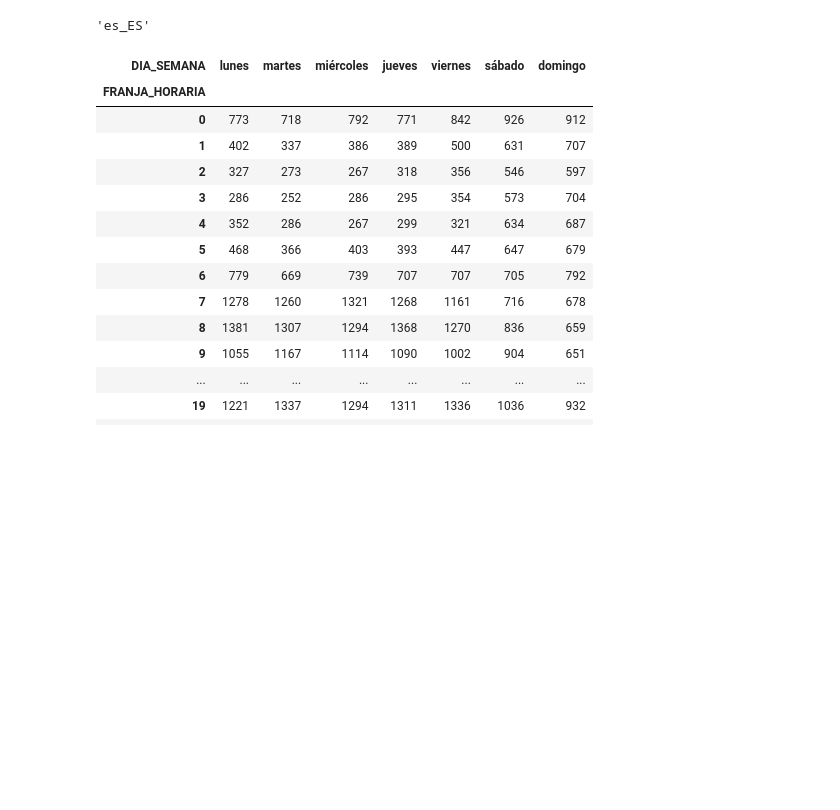
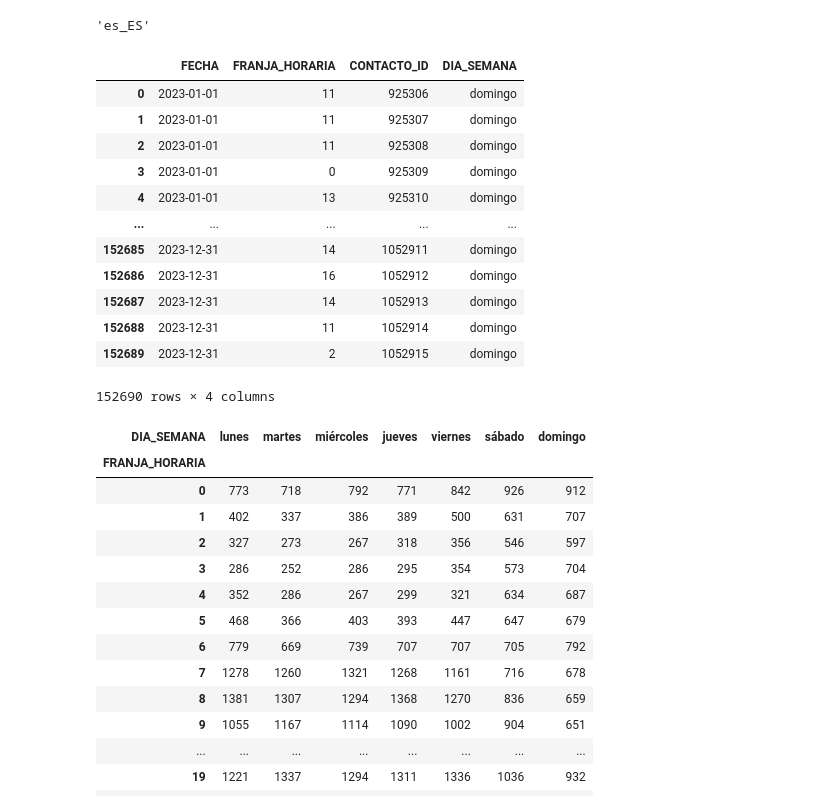
Before and after one commit to NicolasCH24/CrimeApp, a Jupyter notebook: Notebooks/AppCrime/Mapa/streamlit_map.ipynb, the cells around one changed output. Drawn from its saved outputs; the diff is of its cells as text; code cells hidden in the pictures; blank space fills up the shorter version.

```diff
--- a/Notebooks/AppCrime/Mapa/streamlit_map.ipynb
+++ b/Notebooks/AppCrime/Mapa/streamlit_map.ipynb
@@ -85,6 +85,22 @@ locale.setlocale(locale.LC_TIME, 'es_ES')
 # %%
 df['FECHA'] = pd.to_datetime(df['FECHA'])
 df['DIA_SEMANA'] = df['FECHA'].dt.strftime("%A")
+# %%
+df
+# %% [output]
+|  | FECHA | FRANJA_HORARIA | CONTACTO_ID | DIA_SEMANA |
+| 0 | 2023-01-01 | 11 | 925306 | domingo |
+| 1 | 2023-01-01 | 11 | 925307 | domingo |
+| 2 | 2023-01-01 | 11 | 925308 | domingo |
+| 3 | 2023-01-01 | 0 | 925309 | domingo |
+| 4 | 2023-01-01 | 13 | 925310 | domingo |
+| ... | ... | ... | ... | ... |
+| 152685 | 2023-12-31 | 14 | 1052911 | domingo |
+| 152686 | 2023-12-31 | 16 | 1052912 | domingo |
+| 152687 | 2023-12-31 | 14 | 1052913 | domingo |
+| 152688 | 2023-12-31 | 11 | 1052914 | domingo |
+| 152689 | 2023-12-31 | 2 | 1052915 | domingo |
+152690 rows × 4 columns
 # %%
 df_1 = pd.DataFrame(
     {'CONTACTO_ID':df['CONTACTO_ID'].values,
```
Also changed, not shown: parts of 6 cells of this notebook.
